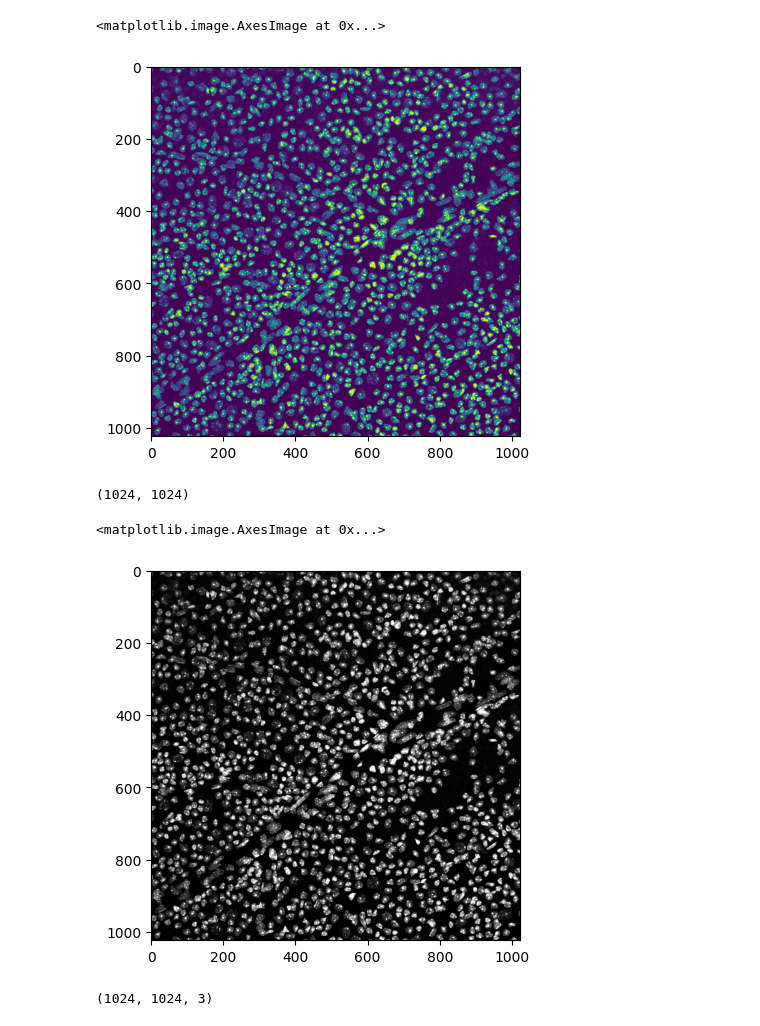
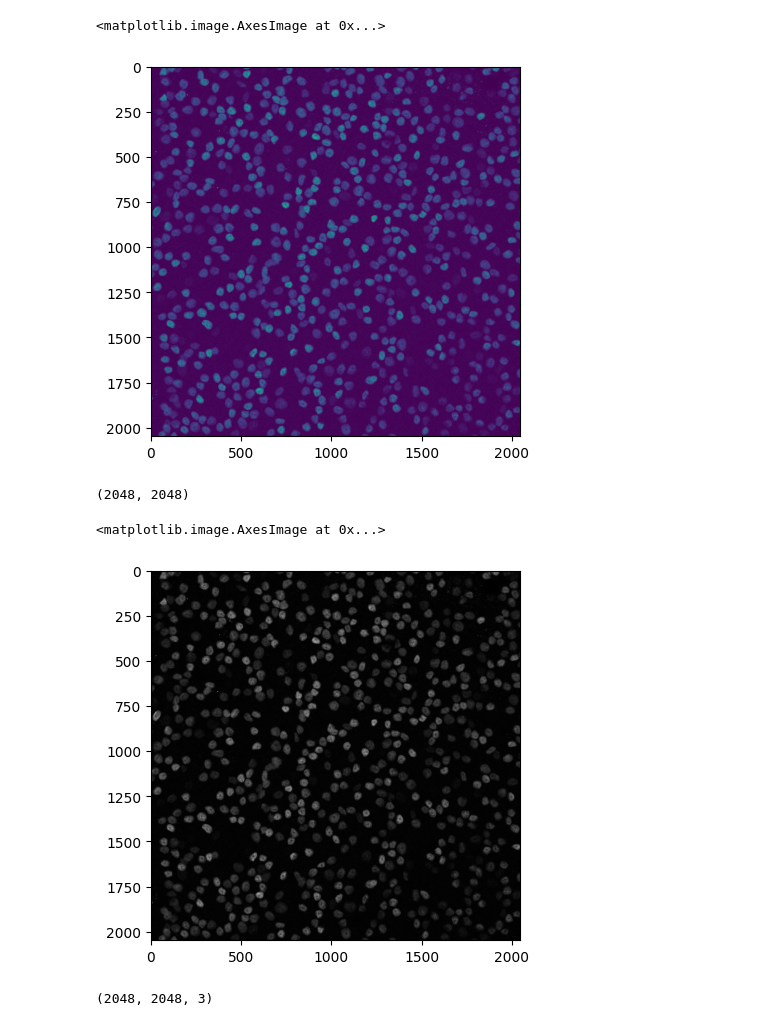
Before and after one commit to SalvadorCalanni/Confocal-Image-Analysis-Workshop-with-Python, a Jupyter notebook: Contornos/Conteo_nucleos.ipynb, the cells around one changed output. Cells and saved outputs as stored; diff of their text form; code cells hidden in the pictures.

```diff
--- a/Contornos/Conteo_nucleos.ipynb
+++ b/Contornos/Conteo_nucleos.ipynb
@@ -22,28 +19,28 @@ def filtrar_contornos(contornos, umbral):
     return contornos_filtrada
 # %%
 #Ver la foto con matplotlib
-ruta = "Fotos/DAPI.tif"
+ruta = "Fotos/nucleos.tif"
 imagen = plt.imread(ruta)
 plt.imshow(imagen)
 # %% [output]
 <matplotlib.image.AxesImage at 0x...>
-[figure, old version]
+[figure, new version]
 # %%
 #¿Por qué la muestra con esos colores?
 imagen.shape
 # %% [output]
-(1024, 1024)
+(2048, 2048)
 # %%
 #Ahora abrimos la misma imagen, pero con la libreria cv2
 img = cv2.imread(ruta)
 plt.imshow(img)
 # %% [output]
 <matplotlib.image.AxesImage at 0x...>
-[figure, old version]
+[figure, new version]
 # %%
 img.shape
 # %% [output]
-(1024, 1024, 3)
+(2048, 2048, 3)
 # %%
 #CV2, por defecto, crea las imagenes en formato BGR, con cv2.COLOR_BGR2RGB o cv2.COLOR_BGR2GRAY podemos pasarlas al formato que queramos
 nucleos = cv2.imread(ruta, cv2.COLOR_BGR2GRAY)
```
Also changed, not shown: parts of 16 cells of this notebook, 9 other files.
